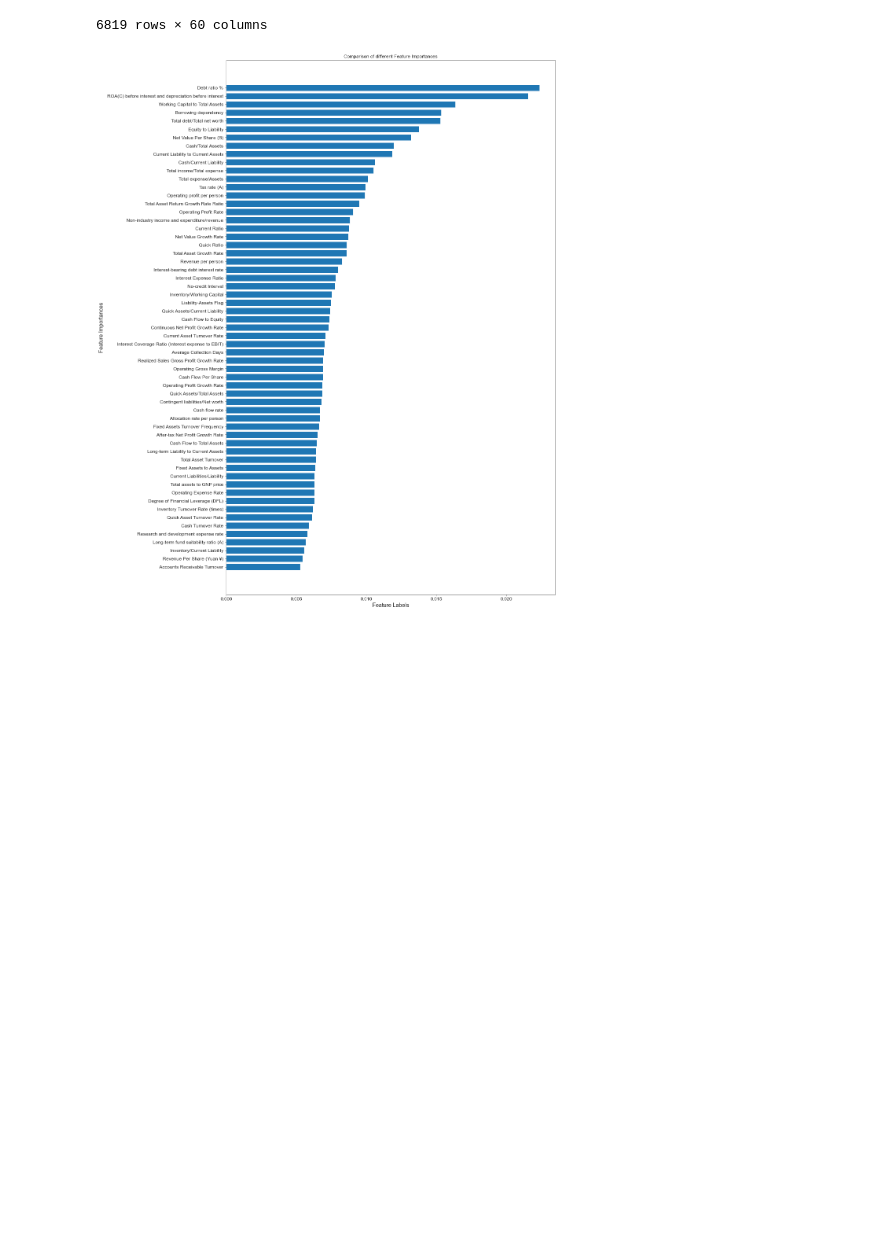
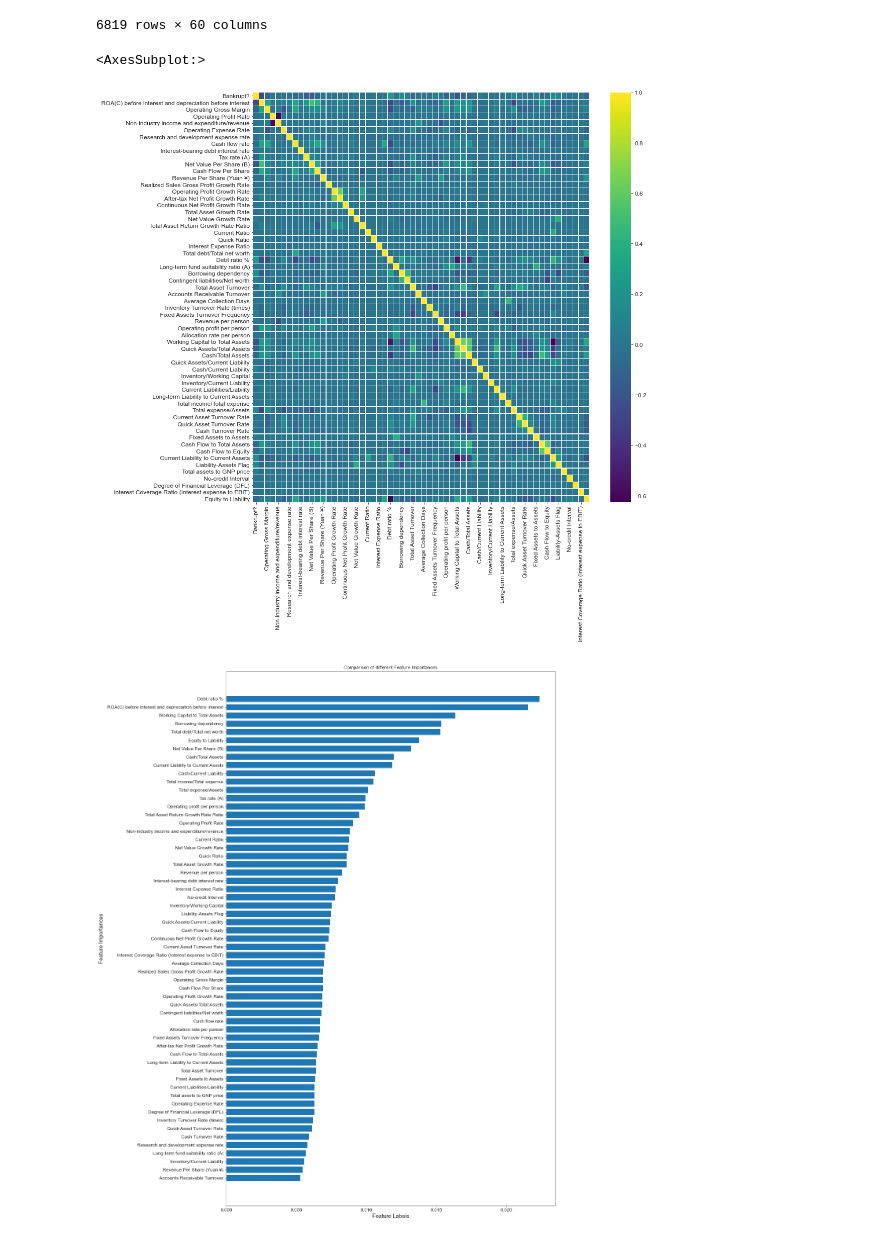
Before and after one commit to arguz95/Project_ML2, a Jupyter notebook: Final_project_updated0331.ipynb, the cells around one changed output. Cells and saved outputs as stored; diff of their text form; code cells hidden in the pictures; blank space fills up the shorter version.

```diff
--- a/Final_project_updated0331.ipynb
+++ b/Final_project_updated0331.ipynb
@@ -219,6 +219,13 @@ df
 | 6817 | 0 | 0.506264 | 0.607850 | 0.999074 | 0.303498 | ... |
 | 6818 | 0 | 0.493053 | 0.627409 | 0.998080 | 0.313415 | ... |
 6819 rows × 60 columns
+# %%
+corr = df.corr()
+fig, ax = plt.subplots(figsize = (15,15))
+sns.heatmap(corr, ax = ax, cmap = 'viridis', linewidth = 0.1)
+# %% [output]
+<AxesSubplot:>
+[figure, added]
 # %%
 # Variable creation
 X = df.drop(['Bankrupt?'], axis=1)
```
Also changed, not shown: parts of 1 cell of this notebook.
